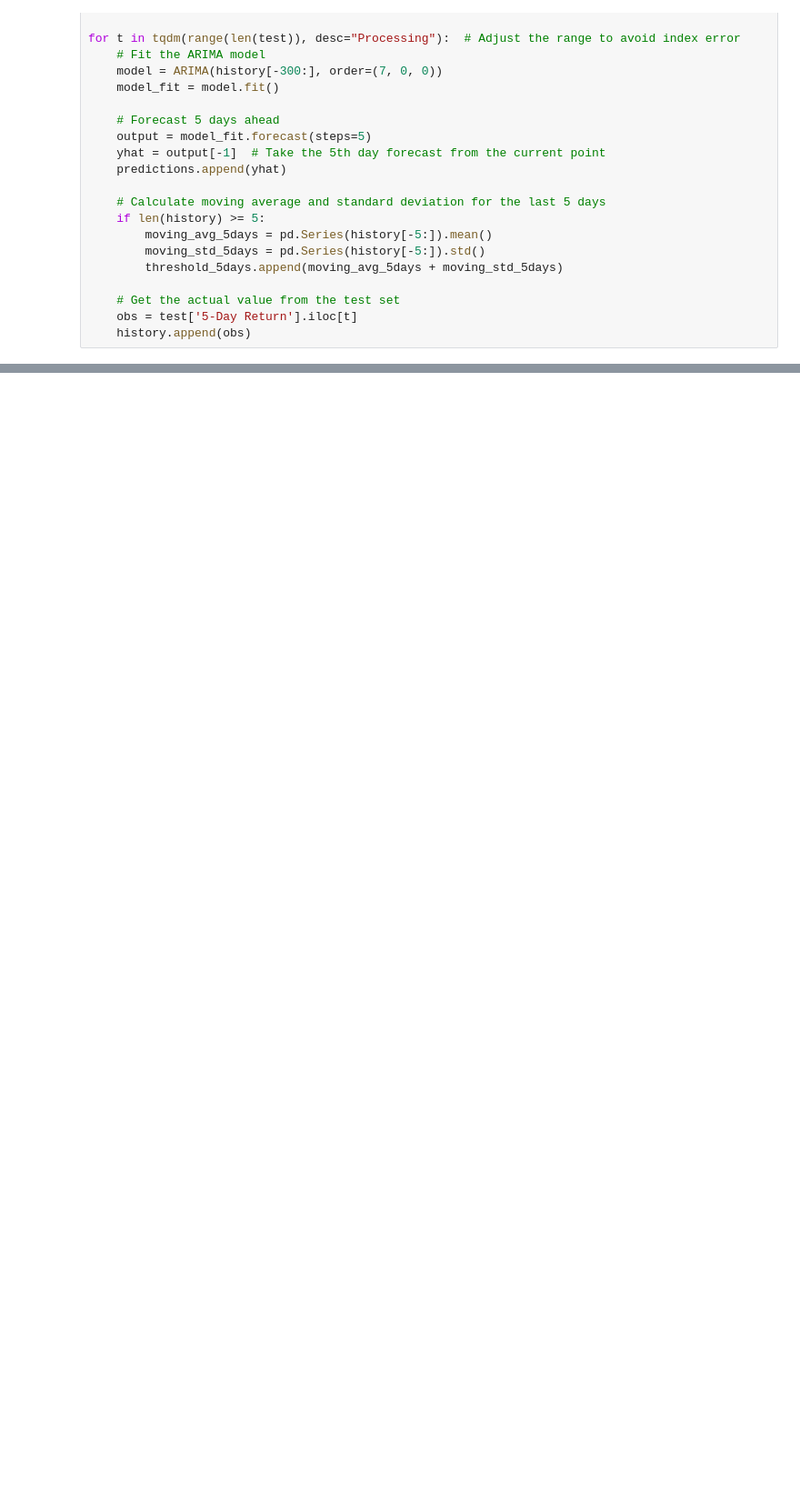
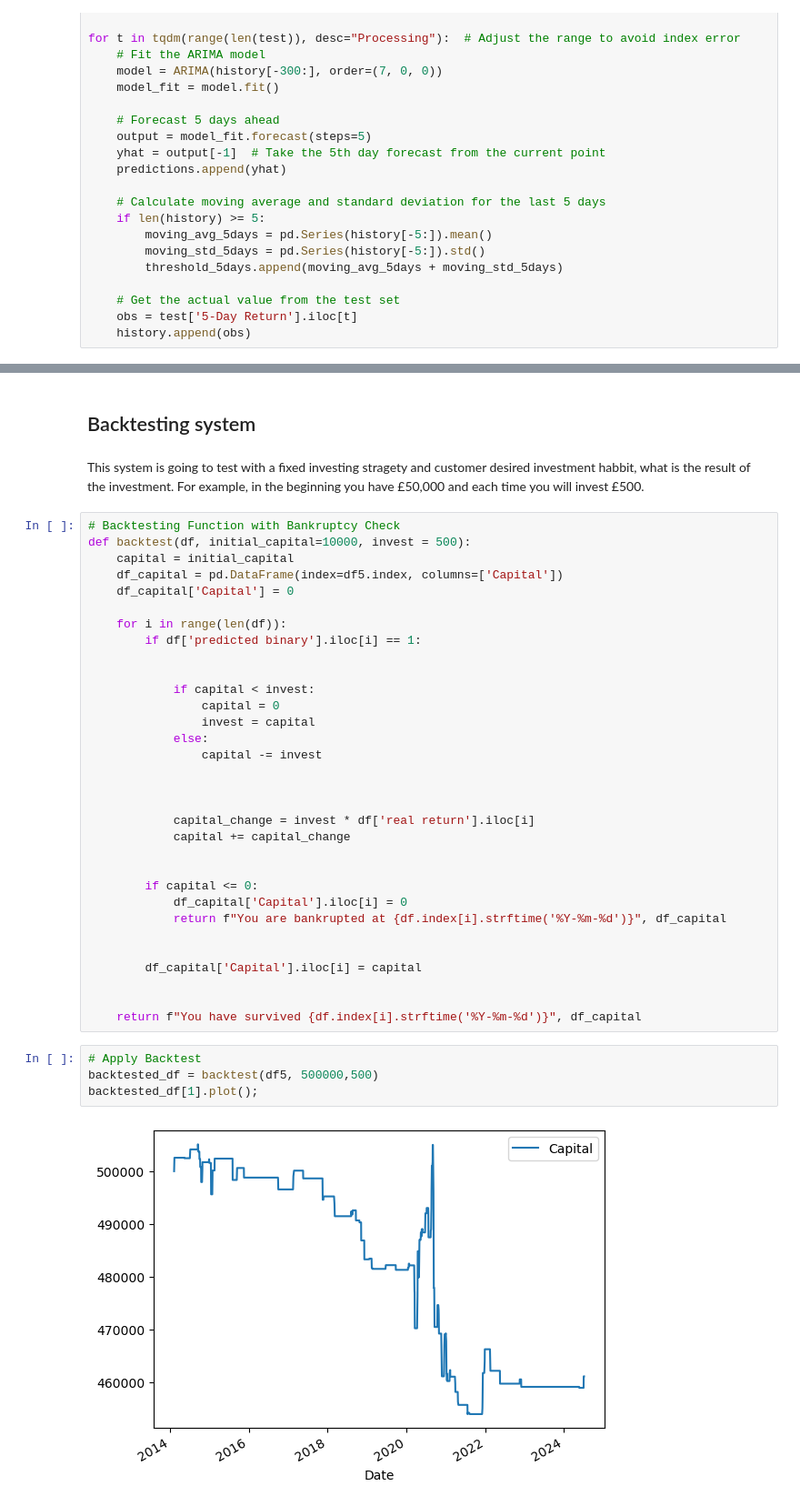
Before and after one commit to Leoyuyuyu/stock_prediction, a Jupyter notebook: notebooks/06-advanced_modelling_timeseries_monthly.ipynb, the cells around one changed output, grey strips where cells are left out. Shown at 91% size. Saved outputs shown, nothing was run; the diff lists cells and outputs as text; blank space fills up the shorter version.

Commit message:
23th commit: Technical part done: backtesting system inserted

```diff
--- a/notebooks/06-advanced_modelling_timeseries_monthly.ipynb
+++ b/notebooks/06-advanced_modelling_timeseries_monthly.ipynb
@@ -625,0 +681,42 @@ plot_model_performance(df5['predicted binary'], df5['actual binary'])
+# %% [markdown]
+## Backtesting system
+# %% [markdown]
+This system is going to test with a fixed investing stragety and customer desired investment habbit, what is the result of the investment. For example, in the beginning you have £50,000 and each time you will invest £500.
+# %%
+# Backtesting Function with Bankruptcy Check
+def backtest(df, initial_capital=10000, invest = 500):
+    capital = initial_capital
+    df_capital = pd.DataFrame(index=df5.index, columns=['Capital'])
+    df_capital['Capital'] = 0
+
+    for i in range(len(df)):
+        if df['predicted binary'].iloc[i] == 1:
+
+
+            if capital < invest:
+                capital = 0
+                invest = capital
+            else:
+                capital -= invest
+
+
+
+            capital_change = invest * df['real return'].iloc[i]
+            capital += capital_change
+
+
+        if capital <= 0:
+            df_capital['Capital'].iloc[i] = 0
+            return f"You are bankrupted at {df.index[i].strftime('%Y-%m-%d')}", df_capital
+
+
+        df_capital['Capital'].iloc[i] = capital
+
+
+    return f"You have survived {df.index[i].strftime('%Y-%m-%d')}", df_capital
+# %%
+# Apply Backtest
+backtested_df = backtest(df5, 500000,500)
+backtested_df[1].plot();
+# %% [output]
+[figure, added]
```
Also changed, not shown: parts of 28 cells of this notebook, 5 other files.
